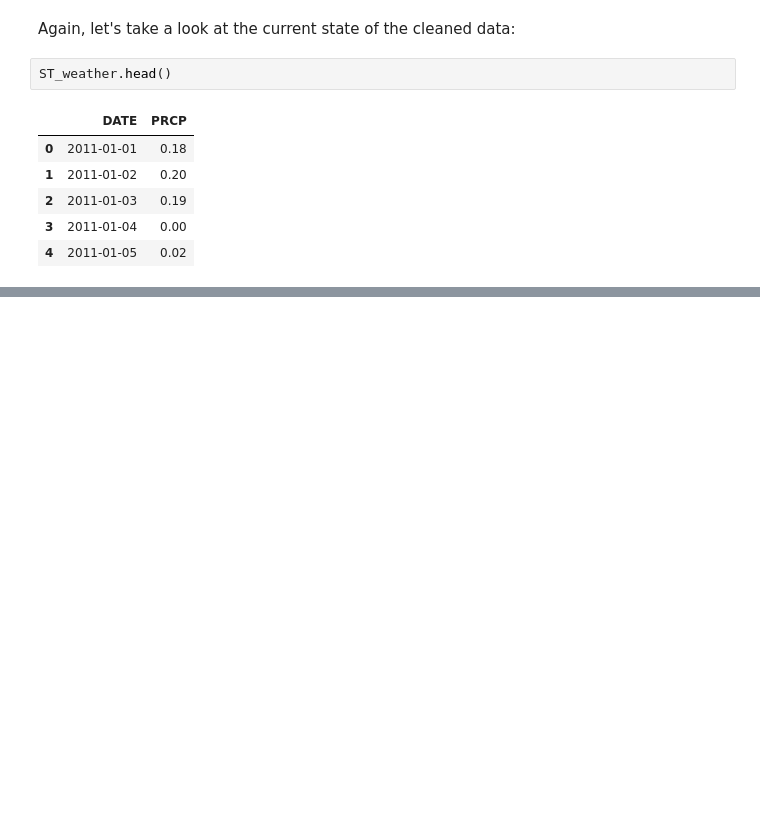
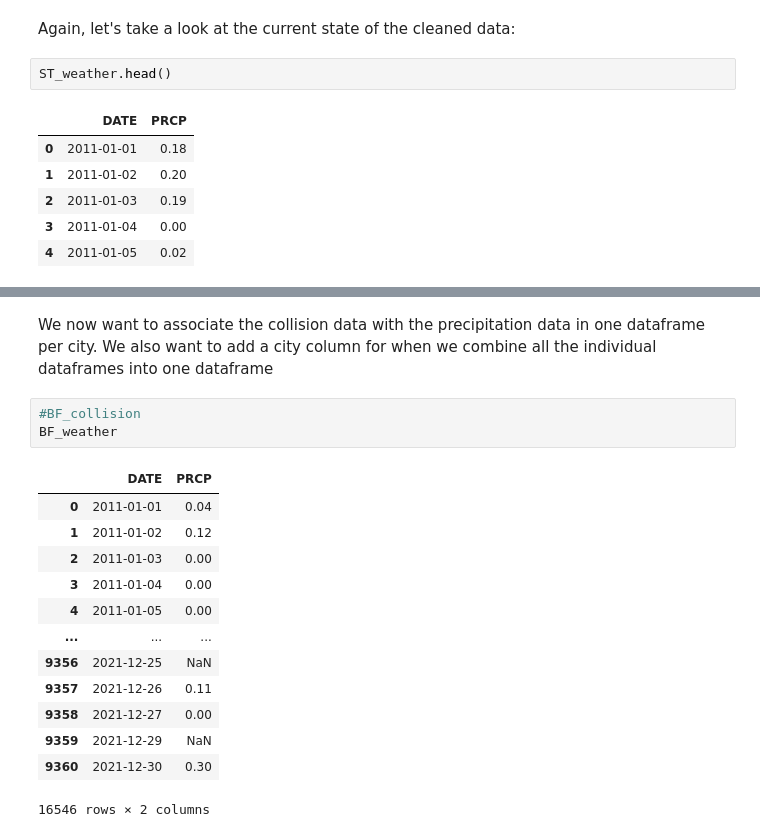
Before and after one commit to DeusSeos/Group007-Wi22-Resume, a Jupyter notebook: DataCheckpointGroup007-Wi22.ipynb, the cells around one changed output, grey strips where cells are left out. Saved outputs shown, nothing was run; the diff lists cells and outputs as text; blank space fills up the shorter version.

```diff
--- a/DataCheckpointGroup007-Wi22.ipynb
+++ b/DataCheckpointGroup007-Wi22.ipynb
@@ -194,0 +214,19 @@ ST_collision.head()
+# %% [markdown]
+We now want to associate the collision data with the precipitation data in one dataframe per city. We also want to add a city column for when we combine all the individual dataframes into one dataframe
+# %%
+#BF_collision
+BF_weather
+# %% [output]
+|  | DATE | PRCP |
+| 0 | 2011-01-01 | 0.04 |
+| 1 | 2011-01-02 | 0.12 |
+| 2 | 2011-01-03 | 0.00 |
+| 3 | 2011-01-04 | 0.00 |
+| 4 | 2011-01-05 | 0.00 |
+| ... | ... | ... |
+| 9356 | 2021-12-25 | NaN |
+| 9357 | 2021-12-26 | 0.11 |
+| 9358 | 2021-12-27 | 0.00 |
+| 9359 | 2021-12-29 | NaN |
+| 9360 | 2021-12-30 | 0.30 |
+16546 rows × 2 columns
```
Also changed, not shown: parts of 8 cells of this notebook.
